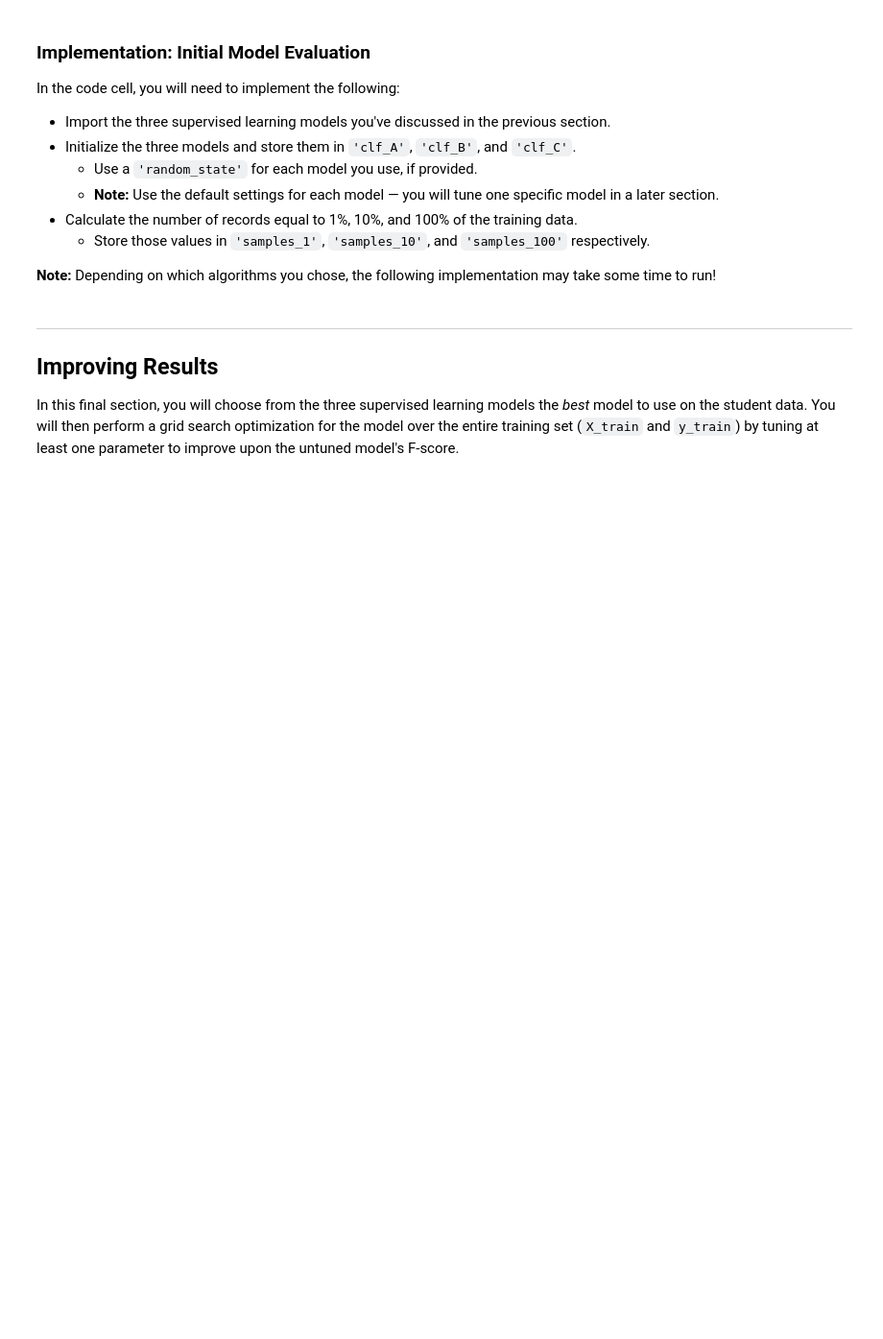
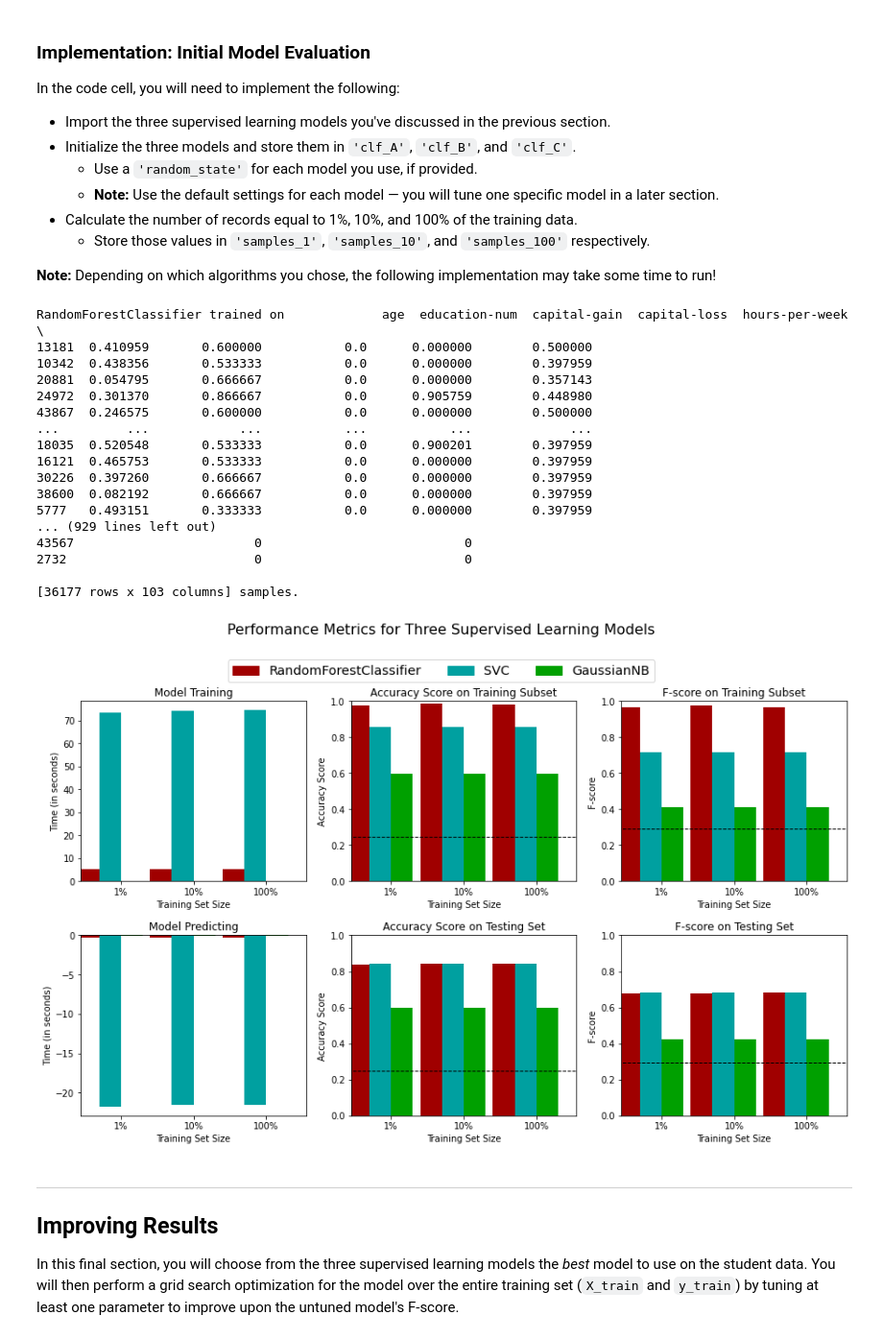
Before and after one commit to mohamedsiika/cd0025-supervised-learning, a Jupyter notebook: starter/finding_donors.ipynb, the cells around one changed output. Shown at 96% size. Saved outputs shown, nothing was run; the diff lists cells and outputs as text; code cells hidden in the pictures; blank space fills up the shorter version.

```diff
--- a/starter/finding_donors.ipynb
+++ b/starter/finding_donors.ipynb
@@ -161,14 +170,14 @@ Additionally, as with the non-numeric features, we need to convert the non-numer
    - Set records with "<=50K" to `0` and records with ">50K" to `1`.
 # %%
 # TODO: One-hot encode the 'features_log_minmax_transform' data using pandas.get_dummies()
-features_final = None
+features_final =pd.get_dummies(features_log_minmax_transform)
 
 # TODO: Encode the 'income_raw' data to numerical values
-income = None
+income = income_raw.map({'<=50K':0,'>50K':1})
 
 # Print the number of features after one-hot encoding
 encoded = list(features_final.columns)
 print("{} total features after one-hot encoding.".format(len(encoded)))
 
 # Uncomment the following line to see the encoded feature names
-# print(encoded)
+#print(income)
@@ -286,7 +337,7 @@ In the code block below, you will need to implement the following:
    - Make sure that you set the `beta` parameter!
 # %%
 # TODO: Import two metrics from sklearn - fbeta_score and accuracy_score
-
+from sklearn.metrics import fbeta_score,accuracy_score
 def train_predict(learner, sample_size, X_train, y_train, X_test, y_test):
     '''
     inputs:
@@ -302,33 +353,33 @@ def train_predict(learner, sample_size, X_train, y_train, X_test, y_test):
 
     # TODO: Fit the learner to the training data using slicing with 'sample_size' using .fit(training_features[:], training_labels[:])
     start = time() # Get start time
-    learner = None
+    learner = learner.fit(X_train,y_train)
     end = time() # Get end time
 
     # TODO: Calculate the training time
-    results['train_time'] = None
+    results['train_time'] = end-start
 
     # TODO: Get the predictions on the test set(X_test),
     #       then get predictions on the first 300 training samples(X_train) using .predict()
     start = time() # Get start time
-    predictions_test = None
-    predictions_train = None
+    predictions_test = learner.predict(X_test)
+    predictions_train = learner.predict(X_train[:300])
     end = time() # Get end time
 
     # TODO: Calculate the total prediction time
-    results['pred_time'] = None
+    results['pred_time'] = start-end
 
     # TODO: Compute accuracy on the first 300 training samples which is y_train[:300]
-    results['acc_train'] = None
+    results['acc_train'] = accuracy_score(y_train[:300],predictions_train)
 
     # TODO: Compute accuracy on test set using accuracy_score()
-    results['acc_test'] = None
+    results['acc_test'] = accuracy_score(y_test,predictions_test)
 
     # TODO: Compute F-score on the the first 300 training samples using fbeta_score()
-    results['f_train'] = None
+    results['f_train'] = fbeta_score(y_train[:300],predictions_train,beta=0.5)
 
     # TODO: Compute F-score on the test set which is y_test
-    results['f_test'] = None
+    results['f_test'] = fbeta_score(y_test,predictions_test,beta=0.5)
 
     # Success
     print("{} trained on {} samples.".format(learner.__class__.__name__, sample_size))
@@ -348,31 +399,53 @@ In the code cell, you will need to implement the following:
 **Note:** Depending on which algorithms you chose, the following implementation may take some time to run!
 # %%
 # TODO: Import the three supervised learning models from sklearn
+from sklearn.ensemble import RandomForestClassifier
+from sklearn.svm import SVC
+from sklearn.naive_bayes import GaussianNB
 
 # TODO: Initialize the three models
-clf_A = None
-clf_B = None
-clf_C = None
+clf_A = RandomForestClassifier()
+clf_B = SVC()
+clf_C = GaussianNB()
 
 # TODO: Calculate the number of samples for 1%, 10%, and 100% of the training data
 # HINT: samples_100 is the entire training set i.e. len(y_train)
 # HINT: samples_10 is 10% of samples_100 (ensure to set the count of the values to be `int` and not `float`)
 # HINT: samples_1 is 1% of samples_100 (ensure to set the count of the values to be `int` and not `float`)
-samples_100 = None
-samples_10 = None
-samples_1 = None
+samples_100 = X_train
+samples_10 = X_train[:(len(X_train)//100)*10]
+samples_1 = X_train[:(len(X_train)//100)*1]
 
 # Collect results on the learners
 results = {}
 for clf in [clf_A, clf_B, clf_C]:
     clf_name = clf.__class__.__name__
     results[clf_name] = {}
     for i, samples in enumerate([samples_1, samples_10, samples_100]):
         results[clf_name][i] = \
         train_predict(clf, samples, X_train, y_train, X_test, y_test)
 
 # Run metrics visualization for the three supervised learning models chosen
 vs.evaluate(results, accuracy, fscore)
+# %% [output]
+RandomForestClassifier trained on             age  education-num  capital-gain  capital-loss  hours-per-week  \
+13181  0.410959       0.600000           0.0      0.000000        0.500000
+10342  0.438356       0.533333           0.0      0.000000        0.397959
+20881  0.054795       0.666667           0.0      0.000000        0.357143
+24972  0.301370       0.866667           0.0      0.905759        0.448980
+43867  0.246575       0.600000           0.0      0.000000        0.500000
+...         ...            ...           ...           ...             ...
+18035  0.520548       0.533333           0.0      0.900201        0.397959
+16121  0.465753       0.533333           0.0      0.000000        0.397959
+30226  0.397260       0.666667           0.0      0.000000        0.397959
+38600  0.082192       0.666667           0.0      0.000000        0.397959
+5777   0.493151       0.333333           0.0      0.000000        0.397959
+... (929 lines left out)
+43567                        0                           0
+2732                         0                           0
+
+[36177 rows x 103 columns] samples.
+[figure, added]
 # %% [markdown]
 ----
 ## Improving Results
```
Also changed, not shown: parts of 23 cells of this notebook, 1 other file.
